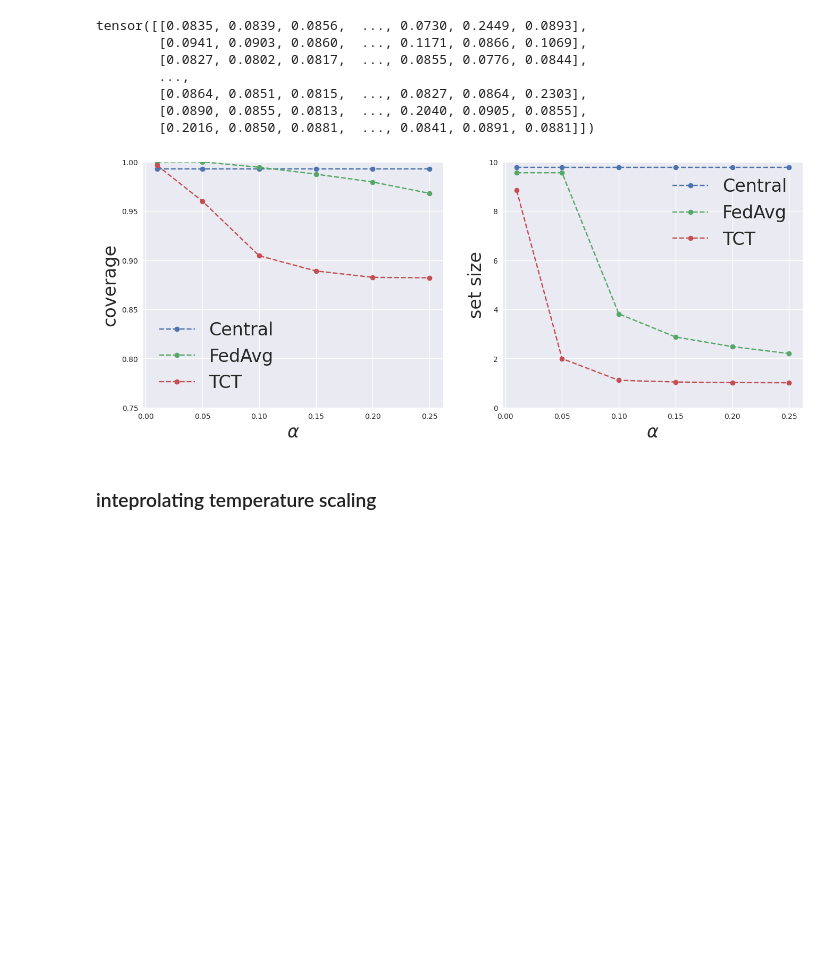
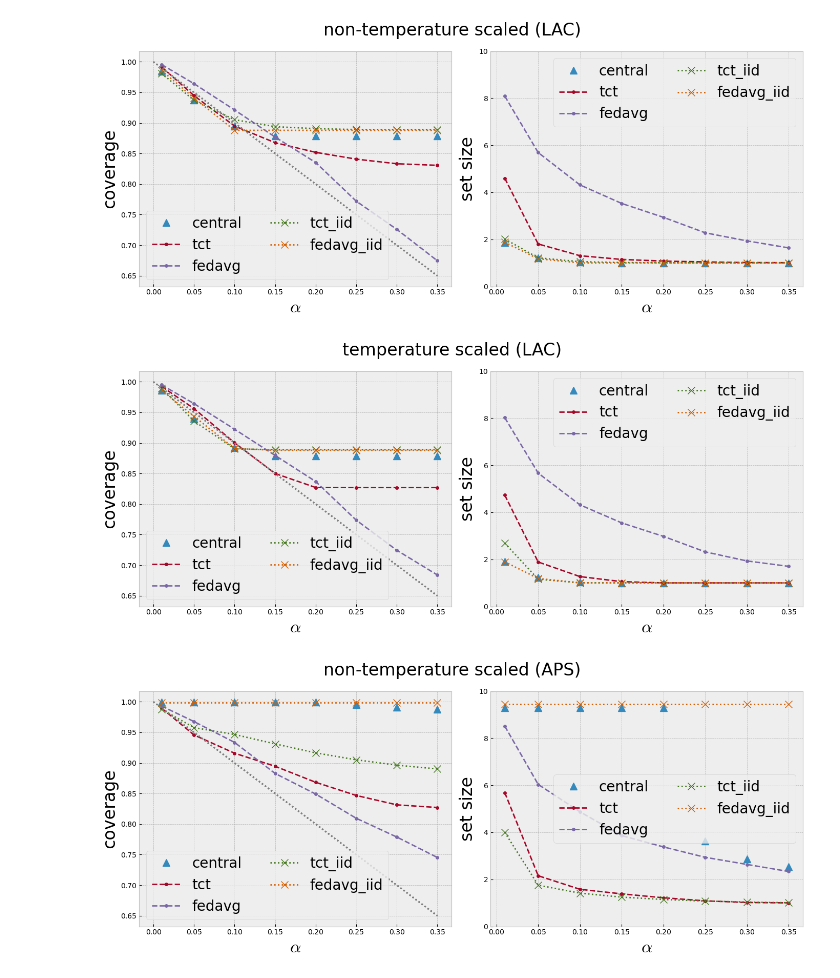
Before and after one commit to clu5/federated-conformal, a Jupyter notebook: calibration.ipynb, the cells around one changed output. Drawn from its saved outputs; the diff is of its cells as text; code cells hidden in the pictures; blank space fills up the shorter version.

```diff
--- a/calibration.ipynb
+++ b/calibration.ipynb
@@ -42,0 +118,5 @@ tct tensor(0.8800)
+# %%
+for k, v in experiments.items():
+    print(f"\n{k.upper().center(40, '=')}")
+    print(f"{accuracy(v['val_scores'], v['val_targets']) = :.0%}")
+    print(f"{accuracy(v['test_scores'], v['test_targets']) = :.0%}")
@@ -187,14 +395,0 @@ def inference_aps(scores, qhat, allow_empty_sets=False):
-# %%
-val_scores = torch.softmax(tct_val_scores, 1)
-val_targets = tct_val_targets
-test_scores = torch.softmax(tct_test_scores, 1)
-
-val_scores
-# %% [output]
-tensor([[0.0835, 0.0839, 0.0856,  ..., 0.0730, 0.2449, 0.0893],
-        [0.0941, 0.0903, 0.0860,  ..., 0.1171, 0.0866, 0.1069],
-        [0.0827, 0.0802, 0.0817,  ..., 0.0855, 0.0776, 0.0844],
-        ...,
-        [0.0864, 0.0851, 0.0815,  ..., 0.0827, 0.0864, 0.2303],
-        [0.0890, 0.0855, 0.0813,  ..., 0.2040, 0.0905, 0.0855],
-        [0.2016, 0.0850, 0.0881,  ..., 0.0841, 0.0891, 0.0881]])
@@ -237,22 +395,0 @@ tct_cov, tct_size = get_conformal_metrics(tct_val_scores, tct_val_targets, tct_t
-# %%
-fontsize=24
-fig, ax = plt.subplots(ncols=2, figsize=(16, 6))
-ax[0].plot(*zip(*cen_cov.items()), 'o--', label='Central')
-ax[0].plot(*zip(*fed_cov.items()), 'o--', label='FedAvg')
-ax[0].plot(*zip(*tct_cov.items()), 'o--', label='TCT')
-ax[0].set_xlabel(r'$\alpha$', fontsize=fontsize)
-ax[0].set_ylabel(r'coverage', fontsize=fontsize)
-ax[0].legend(fontsize=fontsize)
-ax[1].plot(*zip(*cen_size.items()), 'o--', label='Central')
-ax[1].plot(*zip(*fed_size.items()), 'o--', label='FedAvg')
-ax[1].plot(*zip(*tct_size.items()), 'o--', label='TCT')
-ax[1].set_xlabel(r'$\alpha$', fontsize=fontsize)
-ax[1].set_ylabel(r'set size', fontsize=fontsize)
-ax[0].set_ylim(0.75, 1)
-ax[1].set_ylim(0, 10)
-ax[1].legend(fontsize=fontsize)
-plt.show()
-# %% [output]
-[figure, removed]
-# %% [markdown]
-### inteprolating temperature scaling
@@ -258,0 +486,20 @@ plt.show()
+# %%
+f = itemgetter('val_scores', 'val_targets', 'test_scores', 'test_targets')
+# %%
+allow_empty_sets = False
+
+for method in 'lac', 'aps':
+    non_temp_metrics = {
+        k: get_conformal_metrics(*v, method=method, allow_empty_sets=allow_empty_sets)
+        for k, v in zip(experiments.keys(), map(f, experiments.values()))
+    }
+    temp_metrics = {
+        k: get_conformal_metrics(*v, method=method, allow_empty_sets=allow_empty_sets, use_temp_scale=True)
+        for k, v in zip(experiments.keys(), map(f, experiments.values()))
+    }
+    plot_conformal(non_temp_metrics, title=f'non-temperature scaled ({method.upper()})', num_classes=num_classes)
+    plot_conformal(temp_metrics, title=f'temperature scaled ({method.upper()})', num_classes=num_classes)
+# %% [output]
+[figure, added]
+[figure, added]
+[figure, added]
```
Also changed, not shown: parts of 33 cells of this notebook, 7 other files.
